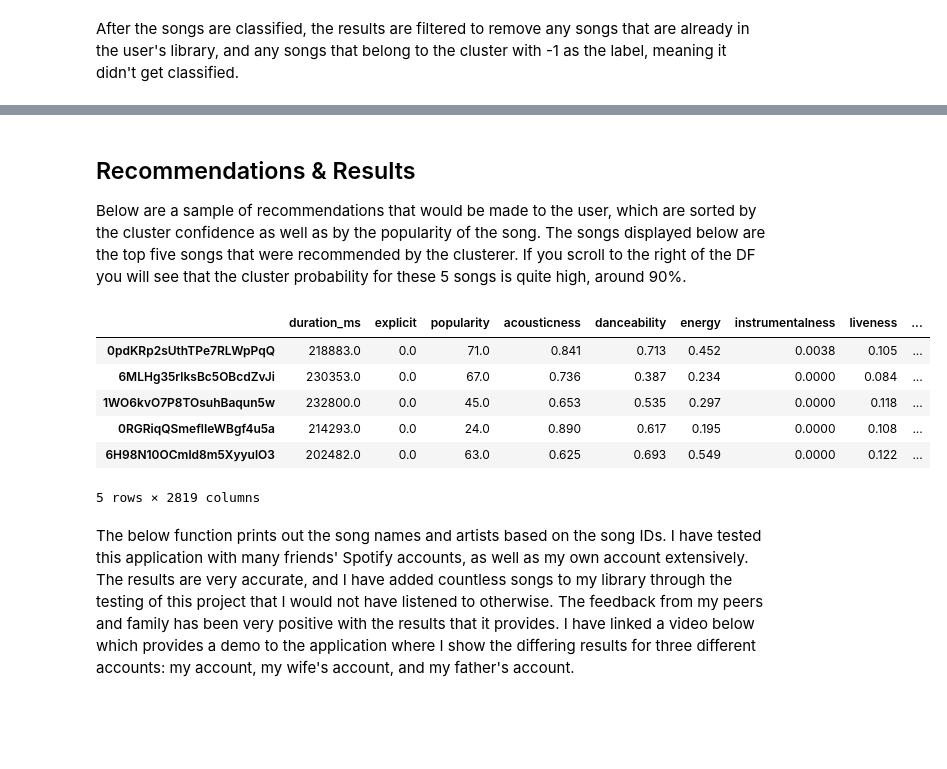
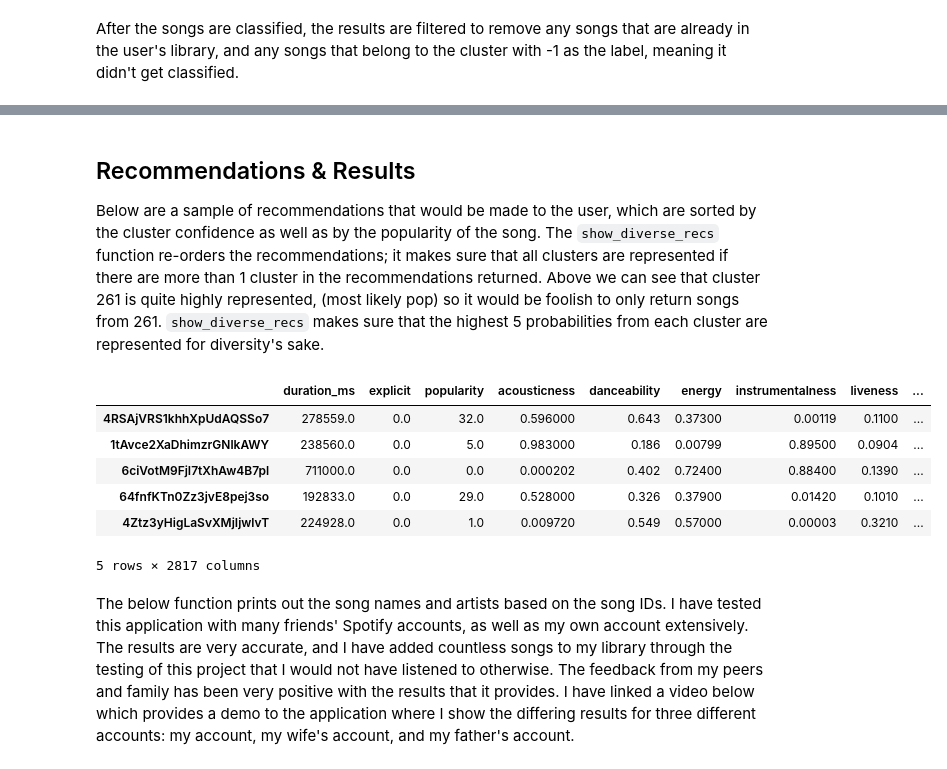
Before and after one commit to brennerswenson/spotify-recommendations, a Jupyter notebook: spotify-recommendations.ipynb, the cells around one changed output, grey strips where cells are left out. Saved outputs shown, nothing was run; the diff lists cells and outputs as text; code cells hidden in the pictures; blank space fills up the shorter version.

```diff
--- a/spotify-recommendations.ipynb
+++ b/spotify-recommendations.ipynb
@@ -918,11 +947,12 @@ The amount of each user's total songs can vary quite widely from user to user de
 Below this, I create the HDBSCAN object (which is immediately trained on the training data) which is set up for prediction at a later point.
 # %%
 print("=> fitting HDBSCAN object\n")
+
+# create hdbscan classifier fit on the PCA_df
 hdbs = HDBSCAN(
     prediction_data=True,
     core_dist_n_jobs=3,
-    min_cluster_size=2,
-).fit(PCA_df)  # create hdbscan classifier fit on the PCA_df
+    min_cluster_size=2).fit(PCA_df)
 # %% [output]
 => fitting HDBSCAN object
 # %%
@@ -1036,7 +1070,7 @@ Now that the classifier is working properly, now we can make API calls for speci
 # %%
 # get all songs from selected playlist
 playlist_results, playlist_df = get_playlist_tracks(
-    username, '37i9dQZF1DWUa8ZRTfalHk', sp)
+    username, '1g4LsUsgYBvR1AiwN16SoI', sp)
 
 # get deep song info from playlist songs
 playlist_results, playlist_df = get_deep_song_info(playlist_results,
@@ -1091,9 +1127,6 @@ playlist_pca_df = pd.DataFrame(playlist_pca_obj)
 # classify on playlist songs
 playlist_labels = hdbscan.approximate_predict(hdbs, playlist_pca_df)
 
-# classify on playlist songs
-playlist_labels = hdbscan.approximate_predict(hdbs, playlist_pca_df)
-
 # assign centroid number to pca df
 playlist_scaled['CENTROID'] = playlist_labels[0]
 # %%
@@ -1108,8 +1141,7 @@ After the songs are classified, the results are filtered to remove any songs tha
 # filter out songs that are in the library, and are also not in a cluster
 res = df_playlist_features[
     (~df_playlist_features.index.isin(df_features.index)) &
-    (df_playlist_features['CENTROID'] !=
-     -1)]  # SONGS THAT MATCH THE CLASSIFIER
+    (df_playlist_features['CENTROID'] != -1)]
 # %%
 # sort value by cluster confidence, then by popularity
 res = res.sort_values(by=['PROBABILITY', 'popularity'], ascending=False)
@@ -1116,23 +1170,23 @@ res = res.sort_values(by=['PROBABILITY', 'popularity'], ascending=False)
 # %% [markdown]
 ## Recommendations & Results
 
-Below are a sample of recommendations that would be made to the user, which are sorted by the cluster confidence as well as by the popularity of the song. The songs displayed below are the top five songs that were recommended by the clusterer. If you scroll to the right of the DF you will see that the cluster probability for these 5 songs is quite high, around 90%.
+Below are a sample of recommendations that would be made to the user, which are sorted by the cluster confidence as well as by the popularity of the song. The `show_diverse_recs` function re-orders the recommendations; it makes sure that all clusters are represented if there are more than 1 cluster in the recommendations returned. Above we can see that cluster 261 is quite highly represented, (most likely pop) so it would be foolish to only return songs from 261. `show_diverse_recs` makes sure that the highest 5 probabilities from each cluster are represented for diversity's sake.
 # %%
 # order recommendations alternating clusters
 # only if there are songs from at least two different clusters
-if res['CENTROID'].nunique() > 1 and res.shape[0] > 5:
+if res.shape[0] > 5:
     res = show_diverse_recs(res, 5)
     display(res)
 else:
     display(res)
 # %% [output]
 |  | duration_ms | explicit | popularity | acousticness | danceability | energy | instrumentalness | liveness | ... |
-| 0pdKRp2sUthTPe7RLWpPqQ | 218883.0 | 0.0 | 71.0 | 0.841 | 0.713 | 0.452 | 0.0038 | 0.105 | ... |
-| 6MLHg35rlksBc5OBcdZvJi | 230353.0 | 0.0 | 67.0 | 0.736 | 0.387 | 0.234 | 0.0000 | 0.084 | ... |
-| 1WO6kvO7P8TOsuhBaqun5w | 232800.0 | 0.0 | 45.0 | 0.653 | 0.535 | 0.297 | 0.0000 | 0.118 | ... |
-| 0RGRiqQSmeflIeWBgf4u5a | 214293.0 | 0.0 | 24.0 | 0.890 | 0.617 | 0.195 | 0.0000 | 0.108 | ... |
-| 6H98N10OCmld8m5XyyulO3 | 202482.0 | 0.0 | 63.0 | 0.625 | 0.693 | 0.549 | 0.0000 | 0.122 | ... |
+| 4RSAjVRS1khhXpUdAQSSo7 | 278559.0 | 0.0 | 32.0 | 0.596000 | 0.643 | 0.37300 | 0.00119 | 0.1100 | ... |
+| 1tAvce2XaDhimzrGNlkAWY | 238560.0 | 0.0 | 5.0 | 0.983000 | 0.186 | 0.00799 | 0.89500 | 0.0904 | ... |
+| 6ciVotM9FjI7tXhAw4B7pl | 711000.0 | 0.0 | 0.0 | 0.000202 | 0.402 | 0.72400 | 0.88400 | 0.1390 | ... |
+| 64fnfKTn0Zz3jvE8pej3so | 192833.0 | 0.0 | 29.0 | 0.528000 | 0.326 | 0.37900 | 0.01420 | 0.1010 | ... |
+| 4Ztz3yHigLaSvXMjIjwlvT | 224928.0 | 0.0 | 1.0 | 0.009720 | 0.549 | 0.57000 | 0.00003 | 0.3210 | ... |
-5 rows × 2819 columns
+5 rows × 2817 columns
 # %% [markdown]
 The below function prints out the song names and artists based on the song IDs. I have tested this application with many friends' Spotify accounts, as well as my own account extensively. The results are very accurate, and I have added countless songs to my library through the testing of this project that I would not have listened to otherwise. The feedback from my peers and family has been very positive with the results that it provides. I have linked a video below which provides a demo to the application where I show the differing results for three different accounts: my account, my wife's account, and my father's account.
 # %%
```
Also changed, not shown: parts of 30 cells of this notebook, 4 other files.
